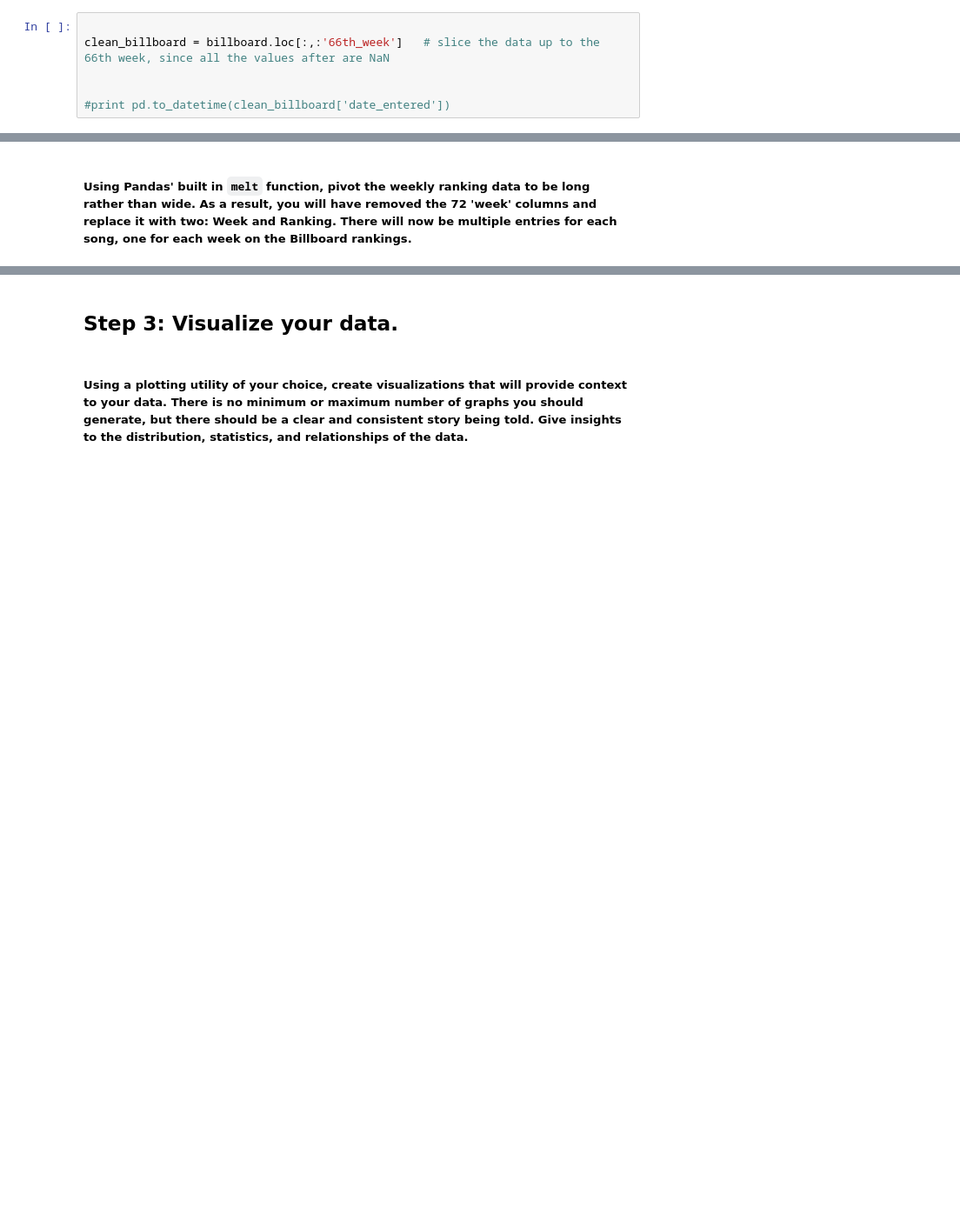
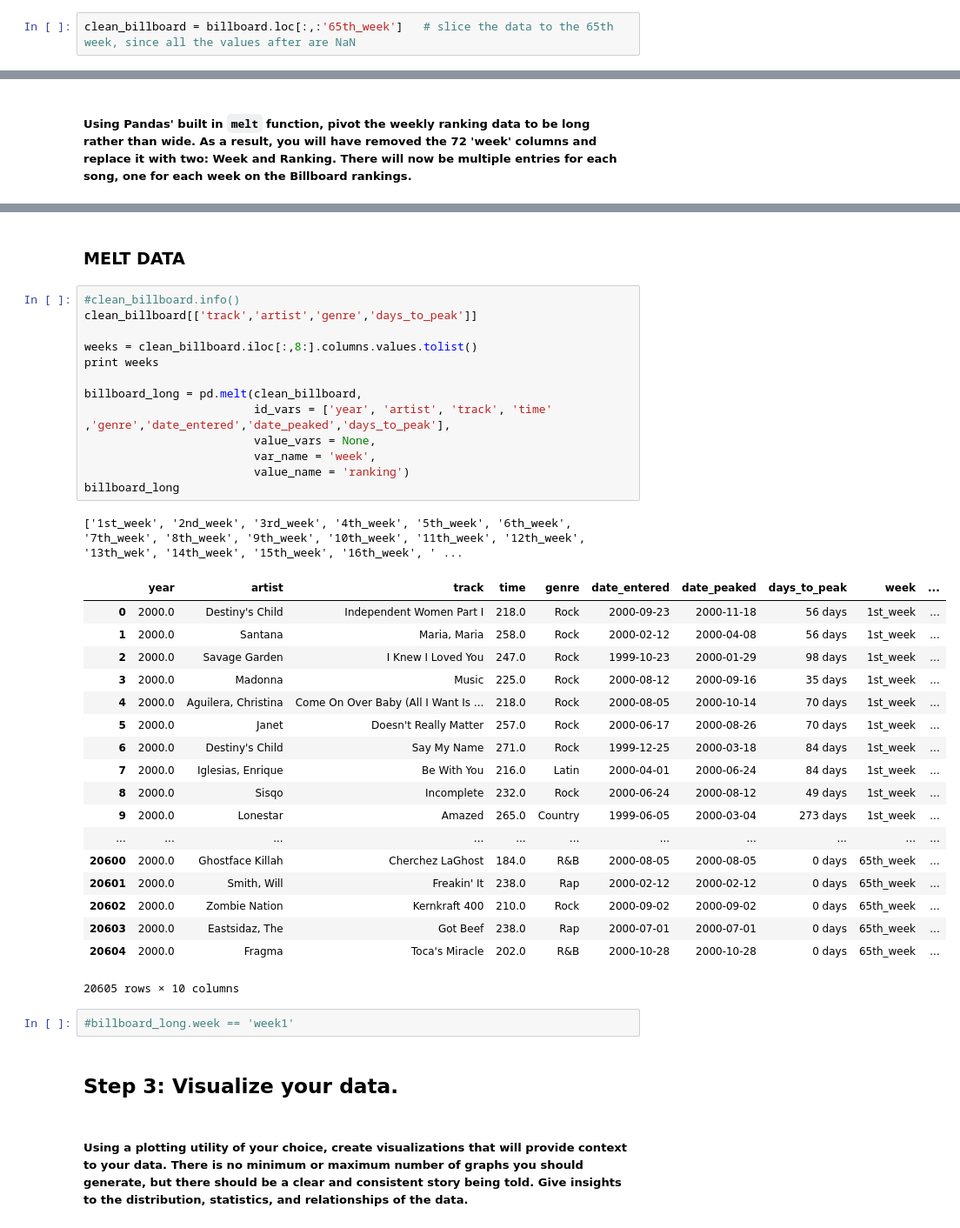
Before and after one commit to stavgrossfeld/GA-Data-Science-Immersive, a Jupyter notebook: projects/project-02/starter-code/project_2.ipynb, the cells around one changed output, grey strips where cells are left out. Shown at 87% size. Drawn from its saved outputs; the diff is of its cells as text; blank space fills up the shorter version.

```diff
--- a/projects/project-02/starter-code/project_2.ipynb
+++ b/projects/project-02/starter-code/project_2.ipynb
@@ -121,6 +141,2 @@ billboard.columns = ['year', 'artist', 'track', 'time', 'genre', 'date_entered',
 # %%
-
-clean_billboard = billboard.loc[:,:'66th_week']   # slice the data up to the 66th week, since all the values after are NaN
-
-
-#print pd.to_datetime(clean_billboard['date_entered'])
+clean_billboard = billboard.loc[:,:'65th_week']   # slice the data to the 65th week, since all the values after are NaN
@@ -176,3 +208,40 @@ melted_suhhhhh
+# %% [markdown]
+### MELT DATA
+# %%
+#clean_billboard.info()
+clean_billboard[['track','artist','genre','days_to_peak']]
+
+weeks = clean_billboard.iloc[:,8:].columns.values.tolist()
+print weeks
+
+billboard_long = pd.melt(clean_billboard,
+                         id_vars = ['year', 'artist', 'track', 'time' ,'genre','date_entered','date_peaked','days_to_peak'],
+                         value_vars = None,
+                         var_name = 'week',
+                         value_name = 'ranking')
+billboard_long
+# %% [output]
+['1st_week', '2nd_week', '3rd_week', '4th_week', '5th_week', '6th_week', '7th_week', '8th_week', '9th_week', '10th_week', '11th_week', '12th_week', '13th_wek', '14th_week', '15th_week', '16th_week', ' ...
+|  | year | artist | track | time | genre | date_entered | date_peaked | days_to_peak | week | ... |
+| 0 | 2000.0 | Destiny's Child | Independent Women Part I | 218.0 | Rock | 2000-09-23 | 2000-11-18 | 56 days | 1st_week | ... |
+| 1 | 2000.0 | Santana | Maria, Maria | 258.0 | Rock | 2000-02-12 | 2000-04-08 | 56 days | 1st_week | ... |
+| 2 | 2000.0 | Savage Garden | I Knew I Loved You | 247.0 | Rock | 1999-10-23 | 2000-01-29 | 98 days | 1st_week | ... |
+| 3 | 2000.0 | Madonna | Music | 225.0 | Rock | 2000-08-12 | 2000-09-16 | 35 days | 1st_week | ... |
+| 4 | 2000.0 | Aguilera, Christina | Come On Over Baby (All I Want Is ... | 218.0 | Rock | 2000-08-05 | 2000-10-14 | 70 days | 1st_week | ... |
+| 5 | 2000.0 | Janet | Doesn't Really Matter | 257.0 | Rock | 2000-06-17 | 2000-08-26 | 70 days | 1st_week | ... |
+| 6 | 2000.0 | Destiny's Child | Say My Name | 271.0 | Rock | 1999-12-25 | 2000-03-18 | 84 days | 1st_week | ... |
+| 7 | 2000.0 | Iglesias, Enrique | Be With You | 216.0 | Latin | 2000-04-01 | 2000-06-24 | 84 days | 1st_week | ... |
+| 8 | 2000.0 | Sisqo | Incomplete | 232.0 | Rock | 2000-06-24 | 2000-08-12 | 49 days | 1st_week | ... |
+| 9 | 2000.0 | Lonestar | Amazed | 265.0 | Country | 1999-06-05 | 2000-03-04 | 273 days | 1st_week | ... |
+| ... | ... | ... | ... | ... | ... | ... | ... | ... | ... | ... |
+| 20600 | 2000.0 | Ghostface Killah | Cherchez LaGhost | 184.0 | R&B | 2000-08-05 | 2000-08-05 | 0 days | 65th_week | ... |
+| 20601 | 2000.0 | Smith, Will | Freakin' It | 238.0 | Rap | 2000-02-12 | 2000-02-12 | 0 days | 65th_week | ... |
+| 20602 | 2000.0 | Zombie Nation | Kernkraft 400 | 210.0 | Rock | 2000-09-02 | 2000-09-02 | 0 days | 65th_week | ... |
+| 20603 | 2000.0 | Eastsidaz, The | Got Beef | 238.0 | Rap | 2000-07-01 | 2000-07-01 | 0 days | 65th_week | ... |
+| 20604 | 2000.0 | Fragma | Toca's Miracle | 202.0 | R&B | 2000-10-28 | 2000-10-28 | 0 days | 65th_week | ... |
+20605 rows × 10 columns
+# %%
+#billboard_long.week == 'week1'
 # %% [markdown]
 ## Step 3: Visualize your data.
 # %% [markdown]
```
Also changed, not shown: parts of 15 cells of this notebook, 1 other file.
